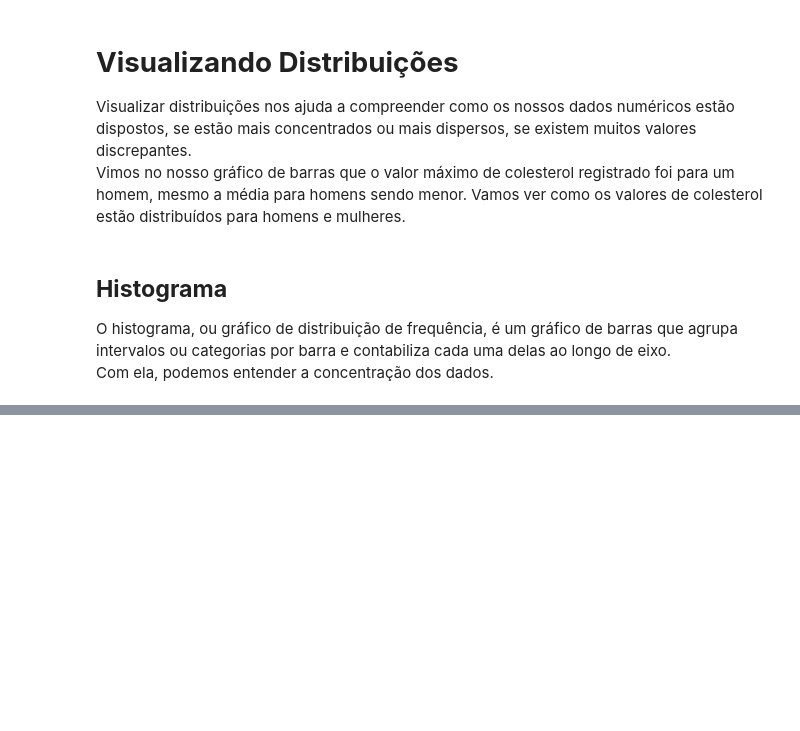
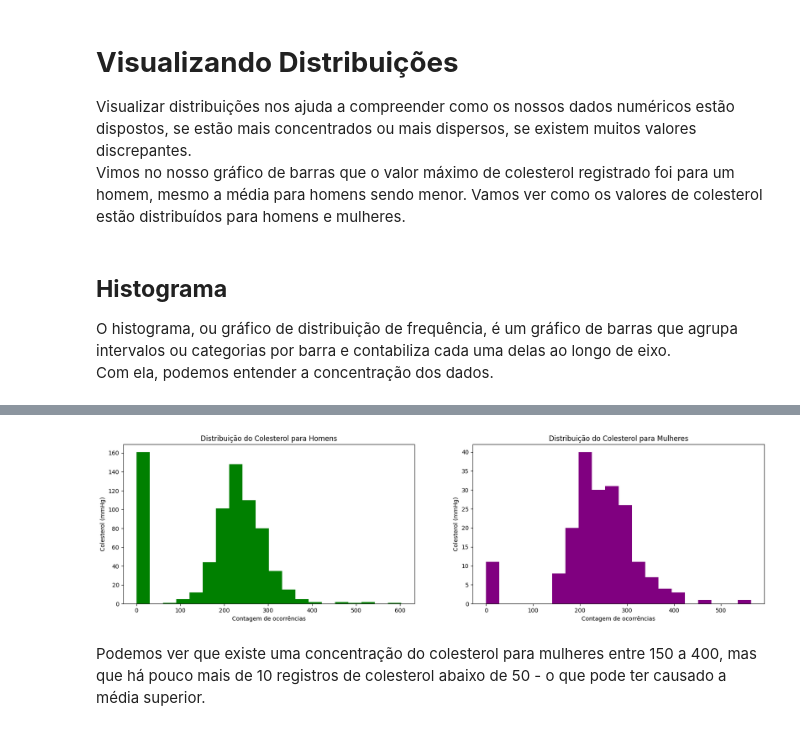
Before and after one commit to lucas-mdsena/python_udemy_module_3, a Jupyter notebook: notebook_matplotlib.ipynb, the cells around one changed output, grey strips where cells are left out. Saved outputs shown, nothing was run; the diff lists cells and outputs as text; code cells hidden in the pictures; blank space fills up the shorter version.

```diff
--- a/notebook_matplotlib.ipynb
+++ b/notebook_matplotlib.ipynb
@@ -433,0 +464,28 @@ ax.hist(df[''])
+# %%
+fig, axs = plt.subplots(
+    nrows=1, # Quantidade de linhas na figure
+    ncols=2, # Quantidade de colunas na figure (2, pois vamos plotar um gráfico ao lado do outro)
+    figsize=(20,5) # Vamos aumentar a largura da Figure
+)
+
+# Máscaras
+mask_h = df['sexo'] == 'Homem'
+mask_m = df['sexo'] == 'Mulher'
+
+# Primeiro gráfico
+axs[0].hist(df[mask_h]['colesterol'], bins=20, color='green')
+axs[0].set_title('Distribuição do Colesterol para Homens')
+axs[0].set_xlabel('Contagem de ocorrências')
+axs[0].set_ylabel('Colesterol (mmHg)')
+
+# Segundo gráfico
+axs[1].hist(df[mask_m]['colesterol'], bins=20, color='purple')
+axs[1].set_title('Distribuição do Colesterol para Mulheres')
+axs[1].set_xlabel('Contagem de ocorrências')
+axs[1].set_ylabel('Colesterol (mmHg)')
+
+plt.show()
+# %% [output]
+[figure, added]
+# %% [markdown]
+Podemos ver que existe uma concentração do colesterol para mulheres entre 150 a 400, mas que há pouco mais de 10 registros de colesterol abaixo de 50 - o que pode ter causado a média superior.
```
Also changed, not shown: parts of 5 cells of this notebook.
